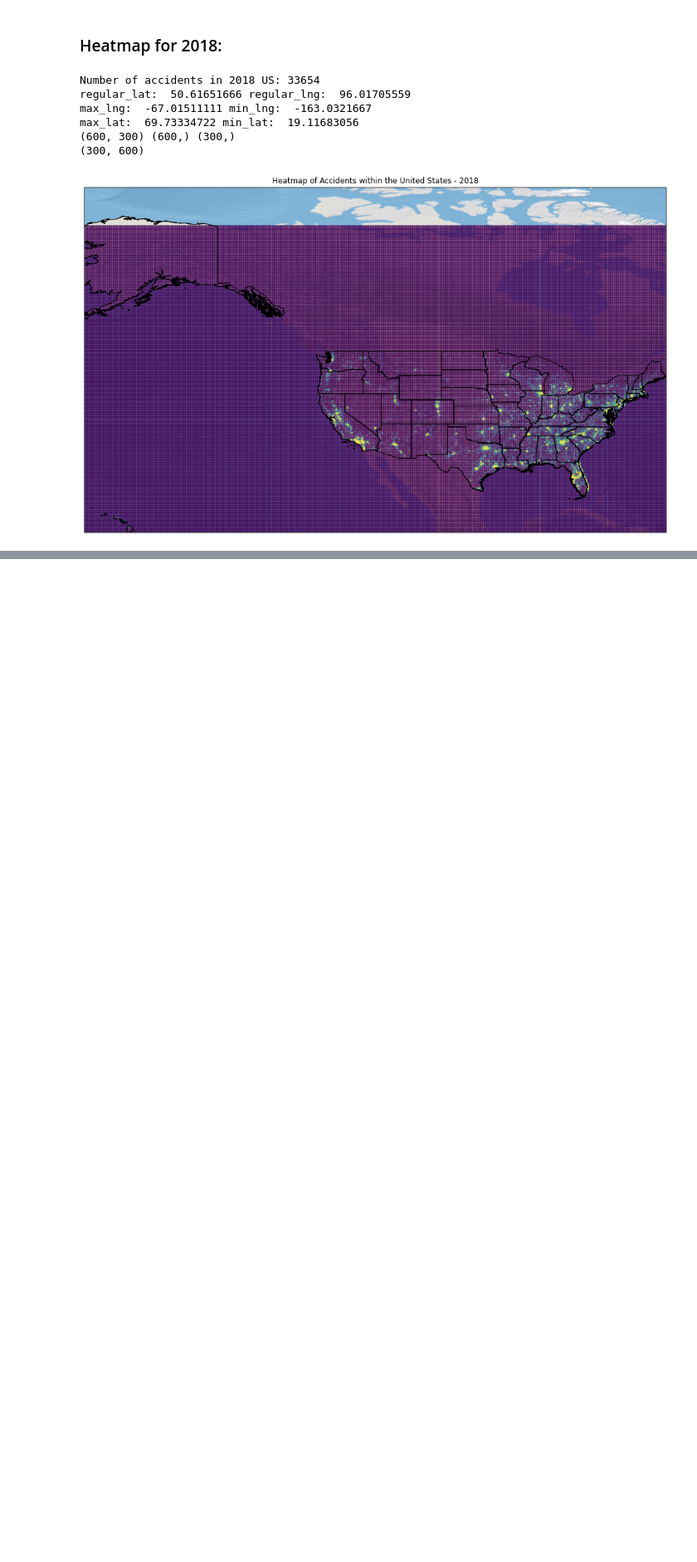
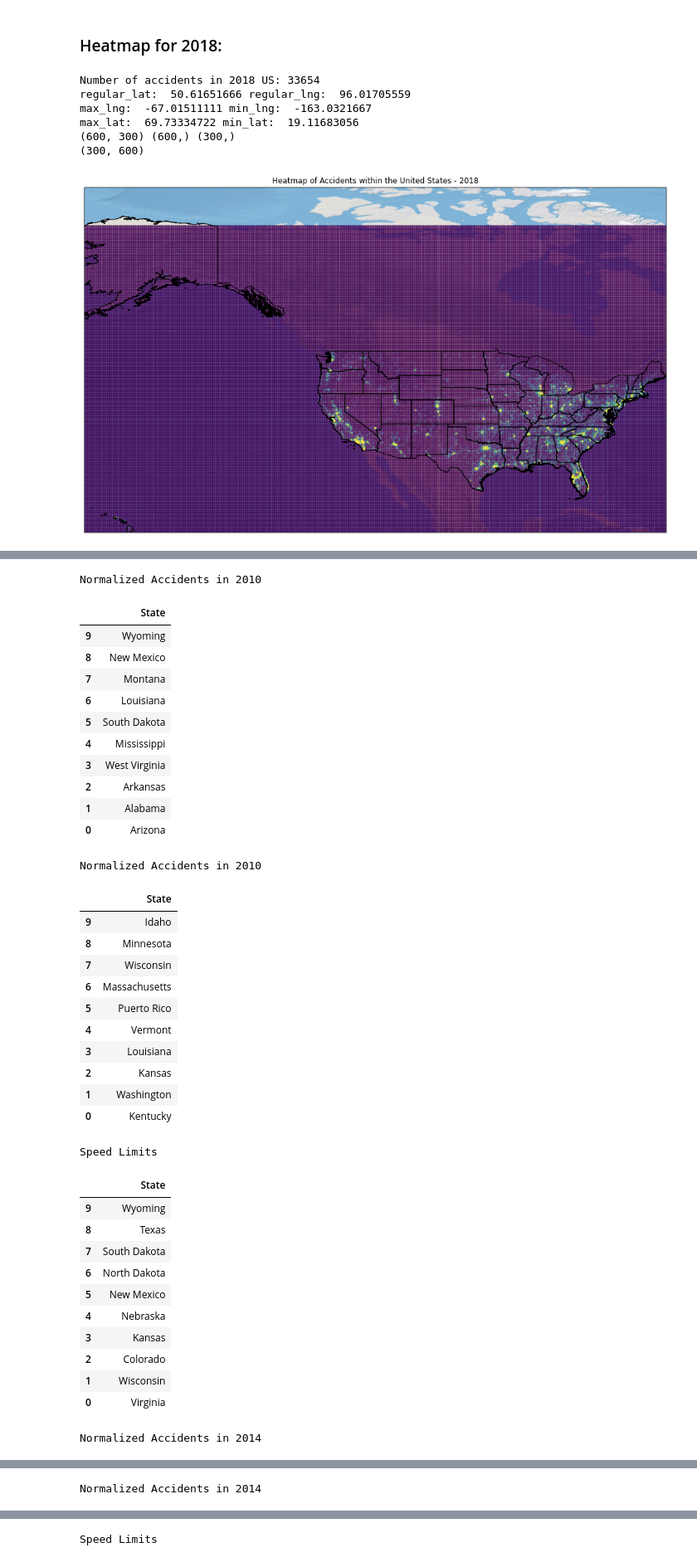
Before and after one commit to fdac20/MedicalBenchmarks, a Jupyter notebook: multiyear_analysis.ipynb, the cells around one changed output, grey strips where cells are left out. Shown at 83% size. Cells and saved outputs as stored; diff of their text form; code cells hidden in the pictures; blank space fills up the shorter version.

```diff
--- a/multiyear_analysis.ipynb
+++ b/multiyear_analysis.ipynb
@@ -403,0 +368,61 @@ Speed Limits
+# %%
+from IPython.display import display, HTML, display_html
+
+# Grab information for each year:
+normal_t10_2010, unnormal_t10_2010 = generateConcatYears(0)
+normal_t10_2014, unnormal_t10_2014 = generateConcatYears(1)
+normal_t10_2018, unnormal_t10_2018 = generateConcatYears(2)
+
+# speed limits:
+speed_top10 = pd.DataFrame(_x[-10:], columns=['State'])
+speed_top10 = speed_top10.reindex(index=speed_top10.index[::-1])
+
+# style speed limits:
+speed_styler = speed_top10.style.set_table_attributes("style='display:inline'").set_caption('Speed Limits')
+
+# find and highlight similarities:
+normal_10_styler, unnormal_10_styler = findSimilarities((normal_t10_2010, unnormal_t10_2010, speed_top10), 2010)
+normal_14_styler, unnormal_14_styler = findSimilarities((normal_t10_2014, unnormal_t10_2014, speed_top10), 2014)
+normal_18_styler, unnormal_18_styler = findSimilarities((normal_t10_2018, unnormal_t10_2018, speed_top10), 2018)
+
+display_html(normal_10_styler._repr_html_()+unnormal_10_styler._repr_html_()+speed_styler._repr_html_(), raw=True)
+display_html(normal_14_styler._repr_html_()+unnormal_14_styler._repr_html_()+speed_styler._repr_html_(), raw=True)
+display_html(normal_18_styler._repr_html_()+unnormal_18_styler._repr_html_()+speed_styler._repr_html_(), raw=True)
+# %% [output]
+Normalized Accidents in 2010
+|  | State |
+| 9 | Wyoming |
+| 8 | New Mexico |
+| 7 | Montana |
+| 6 | Louisiana |
+| 5 | South Dakota |
+| 4 | Mississippi |
+| 3 | West Virginia |
+| 2 | Arkansas |
+| 1 | Alabama |
+| 0 | Arizona |
+Normalized Accidents in 2010
+|  | State |
+| 9 | Idaho |
+| 8 | Minnesota |
+| 7 | Wisconsin |
+| 6 | Massachusetts |
+| 5 | Puerto Rico |
+| 4 | Vermont |
+| 3 | Louisiana |
+| 2 | Kansas |
+| 1 | Washington |
+| 0 | Kentucky |
+Speed Limits
+|  | State |
+| 9 | Wyoming |
+| 8 | Texas |
+| 7 | South Dakota |
+| 6 | North Dakota |
+| 5 | New Mexico |
+| 4 | Nebraska |
+| 3 | Kansas |
+| 2 | Colorado |
+| 1 | Wisconsin |
+| 0 | Virginia |
+Normalized Accidents in 2014
@@ -403,0 +440 @@ Speed Limits
+Normalized Accidents in 2014
@@ -403,0 +452 @@ Speed Limits
+Speed Limits
```
Also changed, not shown: parts of 7 cells of this notebook, 1 other file.
